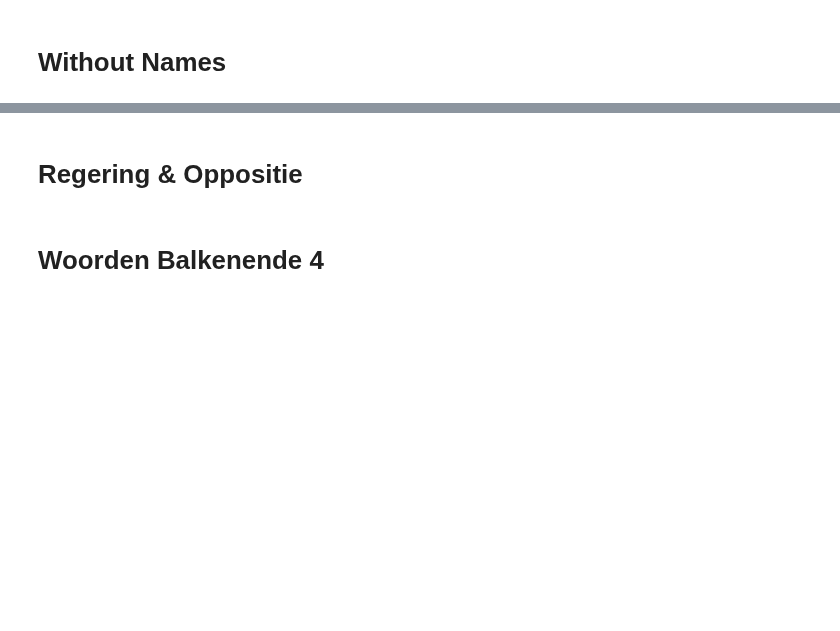
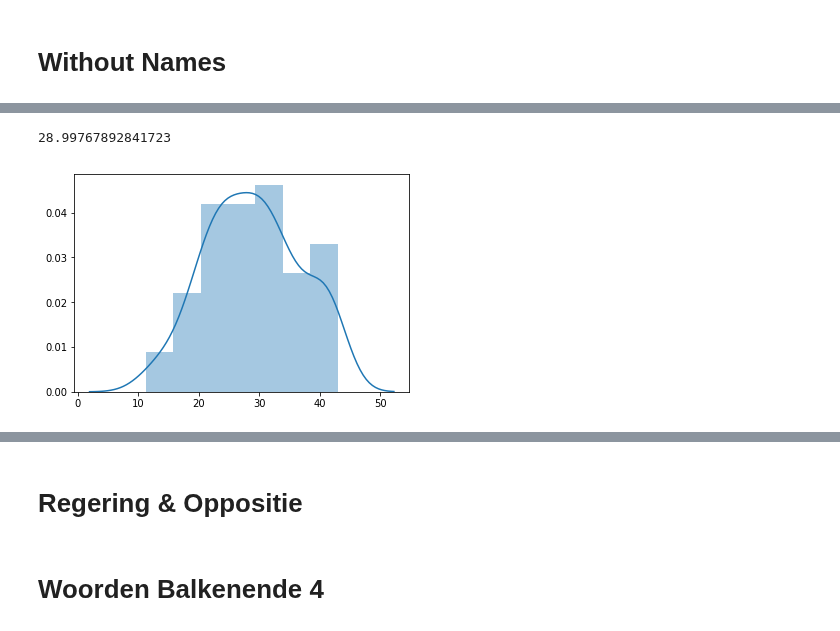
Before and after one commit to jaspervanderheide/Scriptie-Sprekers-TK, a Jupyter notebook: CompleteNotebook.ipynb, the cells around one changed output, grey strips where cells are left out. Saved outputs shown, nothing was run; the diff lists cells and outputs as text; code cells hidden in the pictures; blank space fills up the shorter version.

```diff
--- a/CompleteNotebook.ipynb
+++ b/CompleteNotebook.ipynb
@@ -304,0 +461,6 @@ mostimportantwords(pipe, countdf, 'MostImportantWordsWithoutNames')
+# %%
+ax = sns.distplot(list(chain.from_iterable(r)),norm_hist=False)
+np.mean(list(chain.from_iterable(r)))
+# %% [output]
+28.99767892841723
+[figure, added]
```
Also changed, not shown: parts of 17 cells of this notebook, 8 other files.
